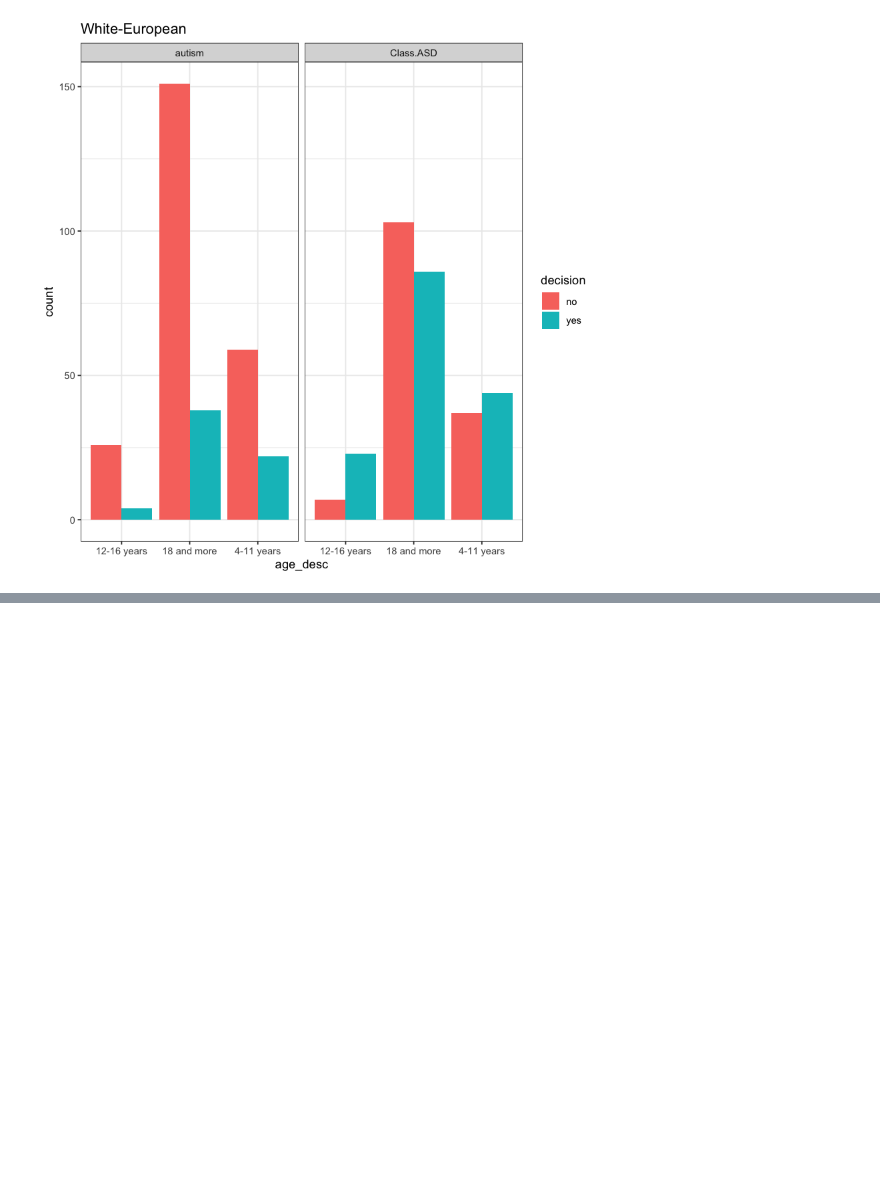
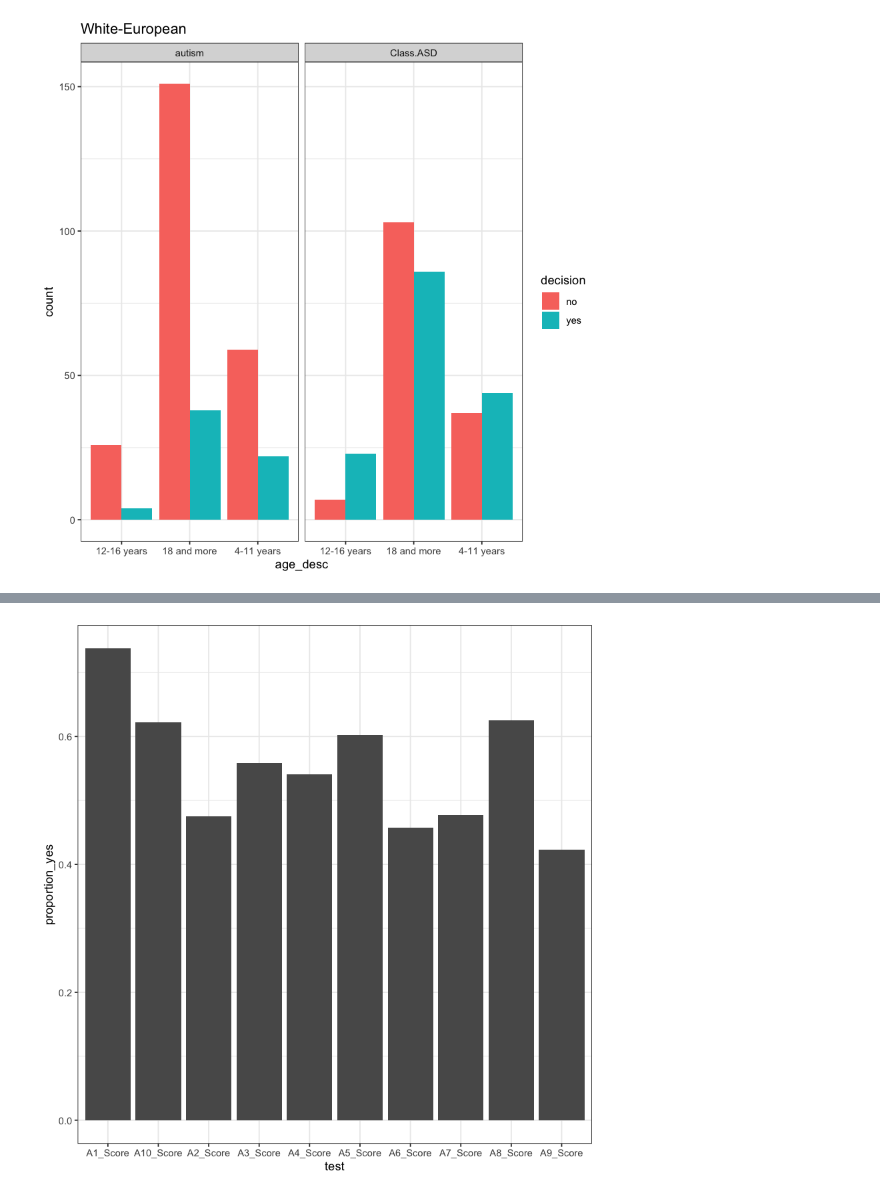
Before and after one commit to UBC-MDS/522-Workflows-Group-414, a Jupyter notebook: src/EDA_autism-screening_2.ipynb, the cells around one changed output, grey strips where cells are left out. Saved outputs shown, nothing was run; the diff lists cells and outputs as text; code cells hidden in the pictures; blank space fills up the shorter version.

```diff
--- a/src/EDA_autism-screening_2.ipynb
+++ b/src/EDA_autism-screening_2.ipynb
@@ -244,0 +263,11 @@ Saving 7 x 7 in image
+# %%
+df_autism  %>%
+    select(a_score) %>%
+    gather("test", "score") %>%
+#     filter(score  == 1) %>%
+    group_by(test) %>%
+    summarise(proportion_yes = mean(score)) %>%
+    ggplot(aes(x=test, y=proportion_yes))+
+    geom_bar(stat = "identity")
+# %% [output]
+[figure, added]
```
Also changed, not shown: parts of 9 cells of this notebook.
